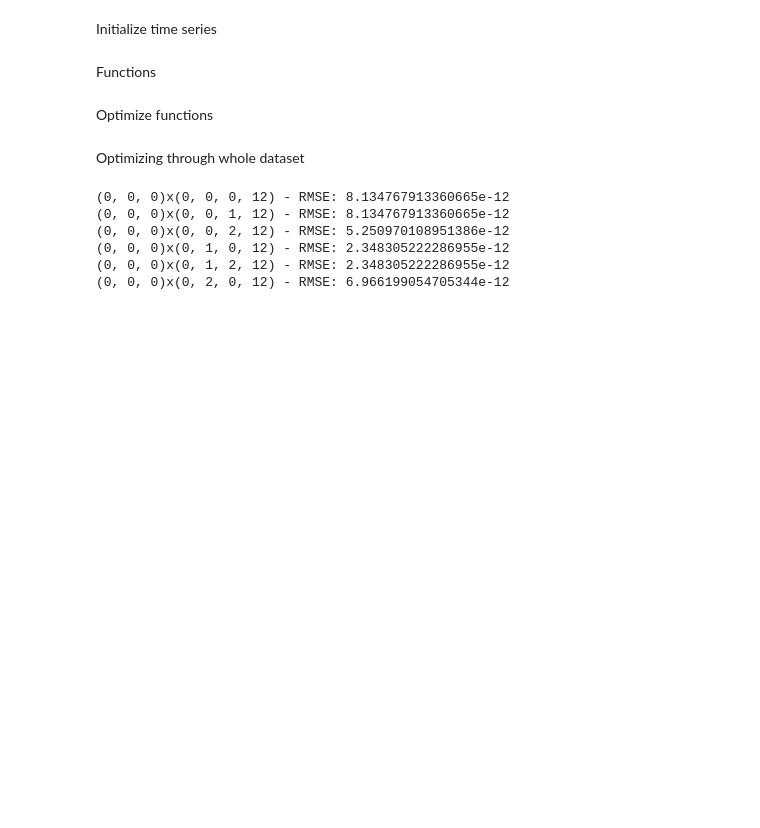
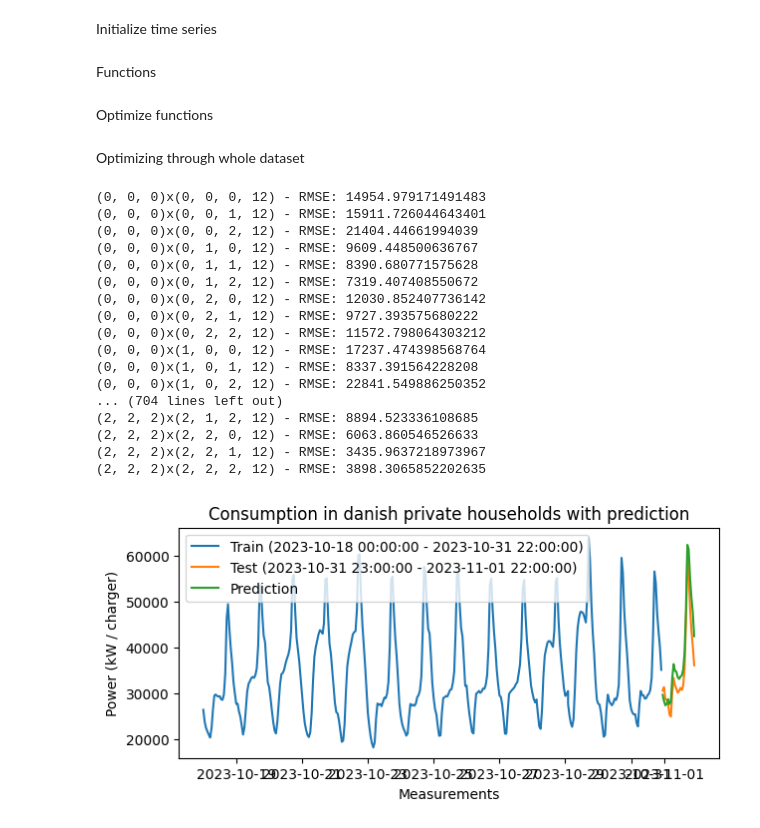
Before and after one commit to Casper0913/p9-energy, a Jupyter notebook: Models/Whitebox_tuning.ipynb, the cells around one changed output. Saved outputs shown, nothing was run; the diff lists cells and outputs as text; code cells hidden in the pictures; blank space fills up the shorter version.

```diff
--- a/Models/Whitebox_tuning.ipynb
+++ b/Models/Whitebox_tuning.ipynb
@@ -205,28 +205,41 @@ Optimizing through whole dataset
 # %%
 model_name = 'SARIMAX'
 date_start = '2023-11-01'
-window_train_size = 24*7*2 #hours
-forecast_horizon = 24 #hours
+window_train_size = 1440 #hours
+forecast_horizon = 336 #hours
+
 data = sample_data_with_train_window(df, date_start, window_train_size) # start: date_start - window_train_size, end: last date in df
 exog_data = sample_data_with_train_window(df2, date_start, window_train_size)
 
 data_train, data_test = get_next_window(data, window_train_size, forecast_horizon)
 exog_data_train, exog_data_test = get_next_window(exog_data, window_train_size, forecast_horizon)
 
 warnings.filterwarnings("ignore")
 result, pred = optimize_SARIMAX(data_train, data_test, forecast_horizon, model_name, exog_data_train=exog_data_train, exog_data_test=exog_data_test)
 warnings.filterwarnings("default")
 
 if IN_COLAB:
-  plot_data(data_train, data_test, pred, save_at=f'/content/drive/My Drive/p9/{window_train_size}_{forecast_horizon}_{model_name}.png')
-  result.to_csv(f'/content/drive/My Drive/p9/{window_train_size}_{forecast_horizon}_{model_name}.csv')
+  plot_data(data_train, data_test, pred, save_at=f'{window_train_size}_{forecast_horizon}_{model_name}.png')
+  result.to_csv(f'{window_train_size}_{forecast_horizon}_{model_name}.csv')
 else:
   plot_data(data_train, data_test, pred, save_at=f'../Results/Whitebox/Tuning/{window_train_size}_{forecast_horizon}_{model_name}.png')
   result.to_csv(f'../Results/Whitebox/Tuning/{window_train_size}_{forecast_horizon}_{model_name}.csv')
 # %% [output]
-(0, 0, 0)x(0, 0, 0, 12) - RMSE: 8.134767913360665e-12
-(0, 0, 0)x(0, 0, 1, 12) - RMSE: 8.134767913360665e-12
-(0, 0, 0)x(0, 0, 2, 12) - RMSE: 5.250970108951386e-12
-(0, 0, 0)x(0, 1, 0, 12) - RMSE: 2.348305222286955e-12
-(0, 0, 0)x(0, 1, 2, 12) - RMSE: 2.348305222286955e-12
-(0, 0, 0)x(0, 2, 0, 12) - RMSE: 6.966199054705344e-12
+(0, 0, 0)x(0, 0, 0, 12) - RMSE: 14954.979171491483
+(0, 0, 0)x(0, 0, 1, 12) - RMSE: 15911.726044643401
+(0, 0, 0)x(0, 0, 2, 12) - RMSE: 21404.44661994039
+(0, 0, 0)x(0, 1, 0, 12) - RMSE: 9609.448500636767
+(0, 0, 0)x(0, 1, 1, 12) - RMSE: 8390.680771575628
+(0, 0, 0)x(0, 1, 2, 12) - RMSE: 7319.407408550672
+(0, 0, 0)x(0, 2, 0, 12) - RMSE: 12030.852407736142
+(0, 0, 0)x(0, 2, 1, 12) - RMSE: 9727.393575680222
+(0, 0, 0)x(0, 2, 2, 12) - RMSE: 11572.798064303212
+(0, 0, 0)x(1, 0, 0, 12) - RMSE: 17237.474398568764
+(0, 0, 0)x(1, 0, 1, 12) - RMSE: 8337.391564228208
+(0, 0, 0)x(1, 0, 2, 12) - RMSE: 22841.549886250352
+... (704 lines left out)
+(2, 2, 2)x(2, 1, 2, 12) - RMSE: 8894.523336108685
+(2, 2, 2)x(2, 2, 0, 12) - RMSE: 6063.860546526633
+(2, 2, 2)x(2, 2, 1, 12) - RMSE: 3435.9637218973967
+(2, 2, 2)x(2, 2, 2, 12) - RMSE: 3898.3065852202635
+[figure, added]
```
Also changed, not shown: parts of 1 cell of this notebook, 5 other files.
